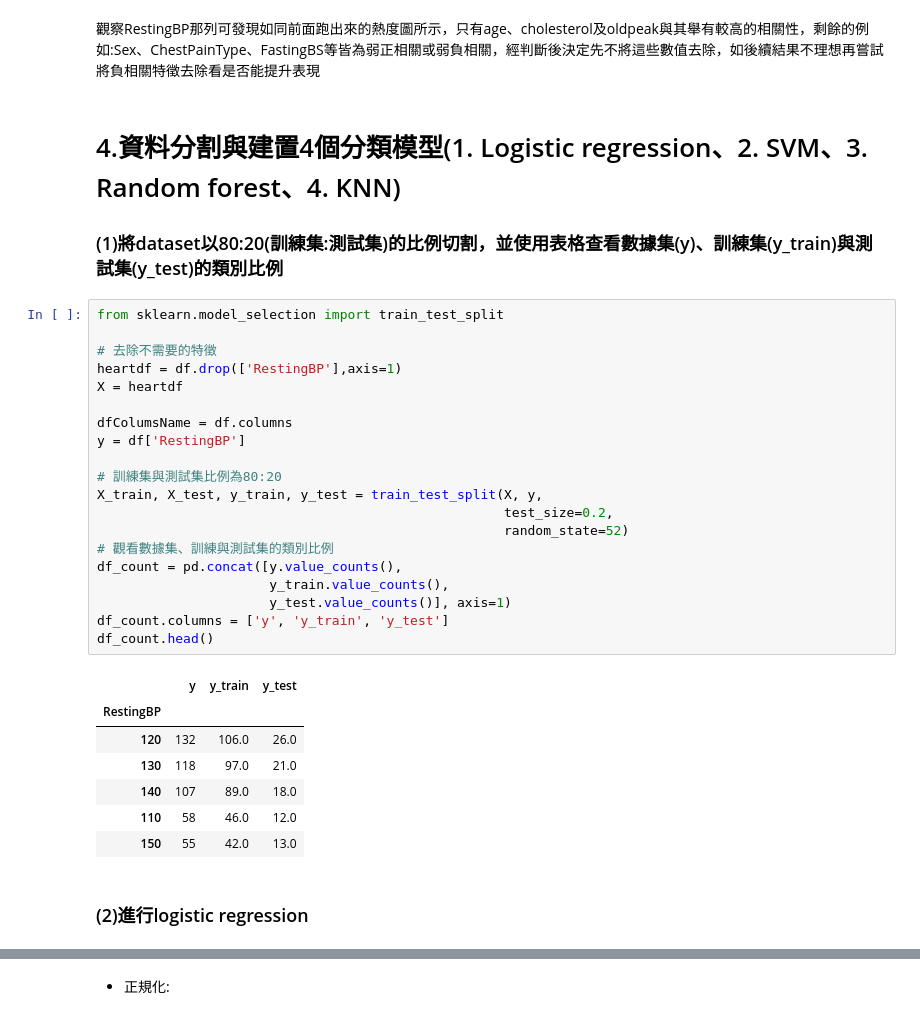
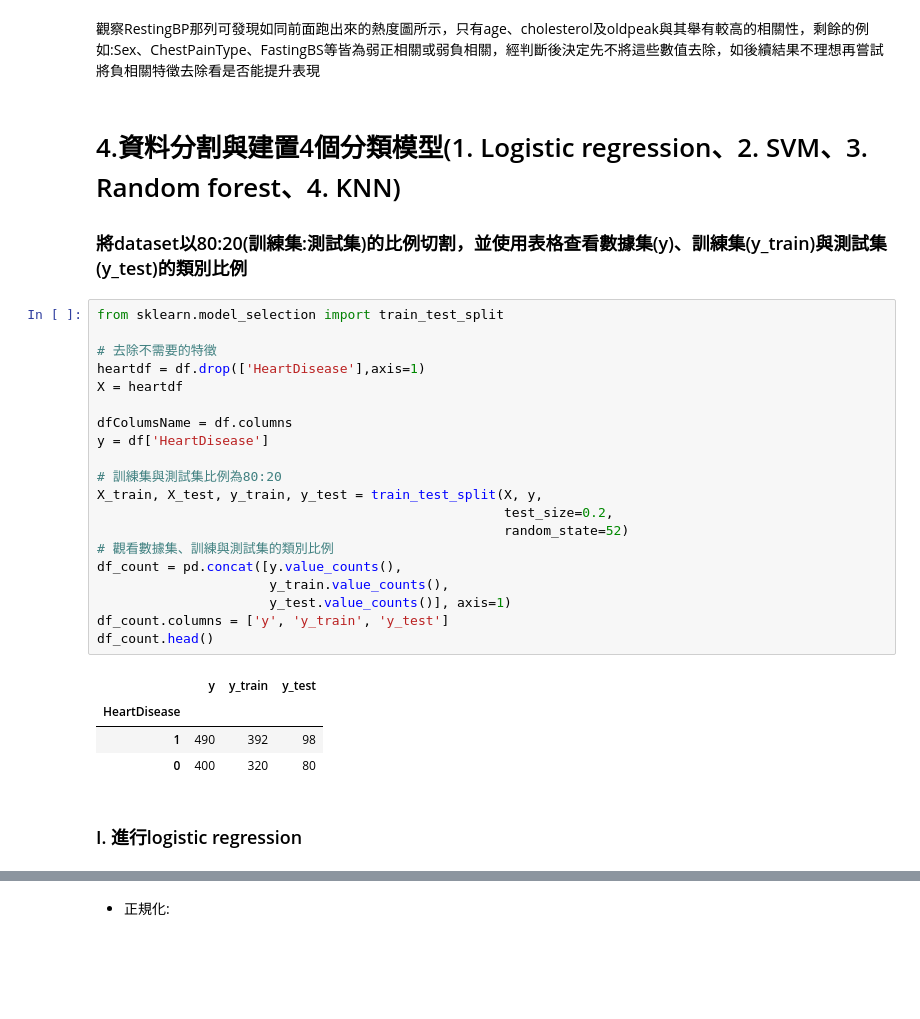
Before and after one commit to eric31512/ML_secondProject, a Jupyter notebook: main.ipynb, the cells around one changed output, grey strips where cells are left out. Drawn from its saved outputs; the diff is of its cells as text; blank space fills up the shorter version.

```diff
--- a/main.ipynb
+++ b/main.ipynb
@@ -273,37 +273,34 @@ plt.show()
 觀察RestingBP那列可發現如同前面跑出來的熱度圖所示，只有age、cholesterol及oldpeak與其舉有較高的相關性，剩餘的例如:Sex、ChestPainType、FastingBS等皆為弱正相關或弱負相關，經判斷後決定先不將這些數值去除，如後續結果不理想再嘗試將負相關特徵去除看是否能提升表現
 # %% [markdown]
 # 4.資料分割與建置4個分類模型(1. Logistic regression、2. SVM、3. Random forest、4. KNN)
-### (1)將dataset以80:20(訓練集:測試集)的比例切割，並使用表格查看數據集(y)、訓練集(y_train)與測試集(y_test)的類別比例
+### 將dataset以80:20(訓練集:測試集)的比例切割，並使用表格查看數據集(y)、訓練集(y_train)與測試集(y_test)的類別比例
 # %%
 from sklearn.model_selection import train_test_split
 
 # 去除不需要的特徵
-heartdf = df.drop(['RestingBP'],axis=1)
+heartdf = df.drop(['HeartDisease'],axis=1)
 X = heartdf
 
 dfColumsName = df.columns
-y = df['RestingBP']
+y = df['HeartDisease']
 
 # 訓練集與測試集比例為80:20
 X_train, X_test, y_train, y_test = train_test_split(X, y,
                                                     test_size=0.2,
                                                     random_state=52)
 # 觀看數據集、訓練與測試集的類別比例
 df_count = pd.concat([y.value_counts(),
                       y_train.value_counts(),
                       y_test.value_counts()], axis=1)
 df_count.columns = ['y', 'y_train', 'y_test']
 df_count.head()
 # %% [output]
 |  | y | y_train | y_test |
-| RestingBP |  |  |  |
-| 120 | 132 | 106.0 | 26.0 |
-| 130 | 118 | 97.0 | 21.0 |
-| 140 | 107 | 89.0 | 18.0 |
-| 110 | 58 | 46.0 | 12.0 |
-| 150 | 55 | 42.0 | 13.0 |
+| HeartDisease |  |  |  |
+| 1 | 490 | 392 | 98 |
+| 0 | 400 | 320 | 80 |
 # %% [markdown]
-### (2)進行logistic regression
+### I. 進行logistic regression
 # %%
 from sklearn.linear_model import LogisticRegression
 from sklearn.metrics import classification_report
```
Also changed, not shown: parts of 16 cells of this notebook, 1 other file.
